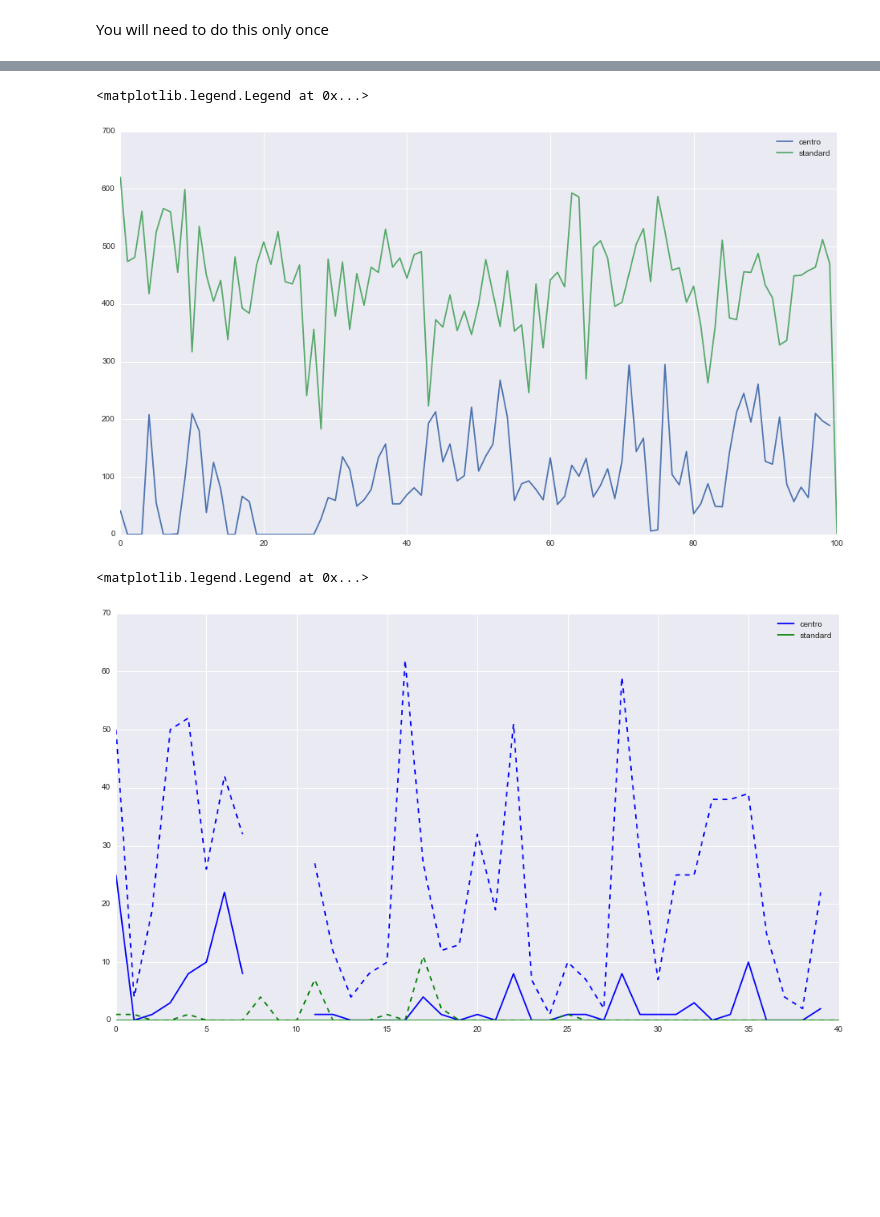
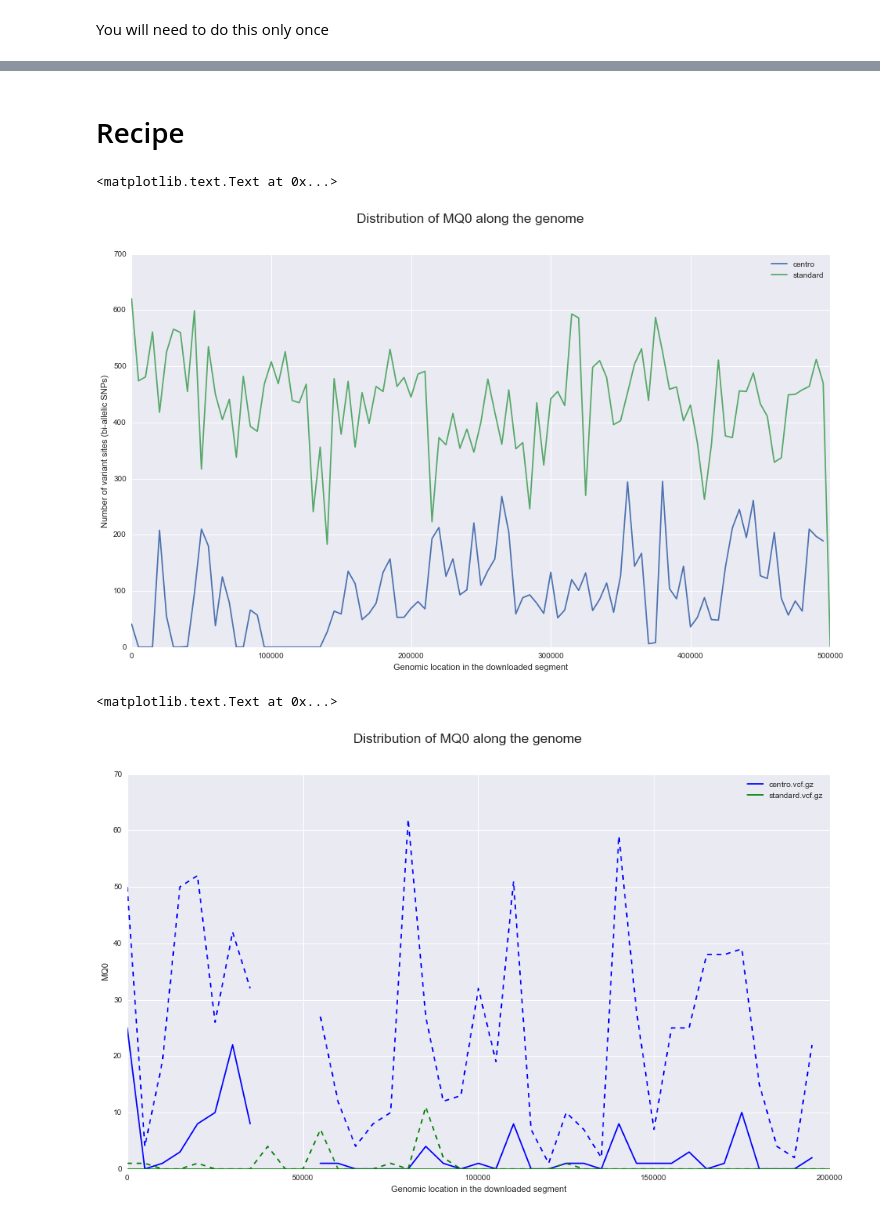
Before and after one commit to tiagoantao/bioinf-python, a Jupyter notebook: notebooks/01_NGS/Filtering_SNPs.ipynb, the cells around one changed output, grey strips where cells are left out. Cells and saved outputs as stored; diff of their text form; code cells hidden in the pictures; blank space fills up the shorter version.

```diff
--- a/notebooks/01_NGS/Filtering_SNPs.ipynb
+++ b/notebooks/01_NGS/Filtering_SNPs.ipynb
@@ -12,3 +14,5 @@ You will need to do this only once
+# %% [markdown]
+# Recipe
 # %%
 from collections import defaultdict
 import functools
@@ -47,19 +53,24 @@ def apply_win_funs(wins, funs):
 # %%
 wins = {}
 size = 2000
-for name in ['centro.vcf.gz', 'standard.vcf.gz']:
+names = ['centro.vcf.gz', 'standard.vcf.gz']
+for name in names:
     recs = vcf.Reader(filename=name)
-    wins[name.split('.')[0]] = do_window(recs, size, lambda x: [1])
+    wins[name] = do_window(recs, size, lambda x: [1])
 # %%
 stats = {}
 fig, ax = plt.subplots(figsize=(16, 9))
 for name, nwins in wins.items():
     stats[name] = apply_win_funs(nwins, {'sum': sum})
-    ax.plot([x['sum'] for x in stats[name]], label=name)
+    x_lim = [i * size  for i in range(len(stats[name]))]
+    ax.plot(x_lim, [x['sum'] for x in stats[name]], label=name)
 ax.legend()
+ax.set_xlabel('Genomic location in the downloaded segment')
+ax.set_ylabel('Number of variant sites (bi-allelic SNPs)')
+fig.suptitle('Distribution of MQ0 along the genome', fontsize='xx-large')
 # %% [output]
-<matplotlib.legend.Legend at 0x...>
+<matplotlib.text.Text at 0x...>
-[figure, old version]
+[figure, new version]
 # %%
 mq0_wins = {}
 size = 5000
@@ -79,17 +90,20 @@ for name in ['centro.vcf.gz', 'standard.vcf.gz']:
 # %%
-import numpy as np
 stats = {}
 colors = ['b', 'g']
 i = 0
 fig, ax = plt.subplots(figsize=(16, 9))
 for name, nwins in mq0_wins.items():
     stats[name] = apply_win_funs(nwins, {'median': np.median, '75': functools.partial(np.percentile, q=95)})
-    ax.plot([x['median'] for x in stats[name]], label=name, color=colors[i])
-    ax.plot([x['75'] for x in stats[name]], '--', color=colors[i])
+    x_lim = [j * size  for j in range(len(stats[name]))]
+    ax.plot(x_lim, [x['median'] for x in stats[name]], label=name, color=colors[i])
+    ax.plot(x_lim, [x['75'] for x in stats[name]], '--', color=colors[i])
     i += 1
 #ax.set_ylim(0, 40)
-plt.legend()
+ax.legend()
+ax.set_xlabel('Genomic location in the downloaded segment')
+ax.set_ylabel('MQ0')
+fig.suptitle('Distribution of MQ0 along the genome', fontsize='xx-large')
 # %% [output]
-<matplotlib.legend.Legend at 0x...>
+<matplotlib.text.Text at 0x...>
-[figure, old version]
+[figure, new version]
 # %%
```
Also changed, not shown: parts of 9 cells of this notebook.
